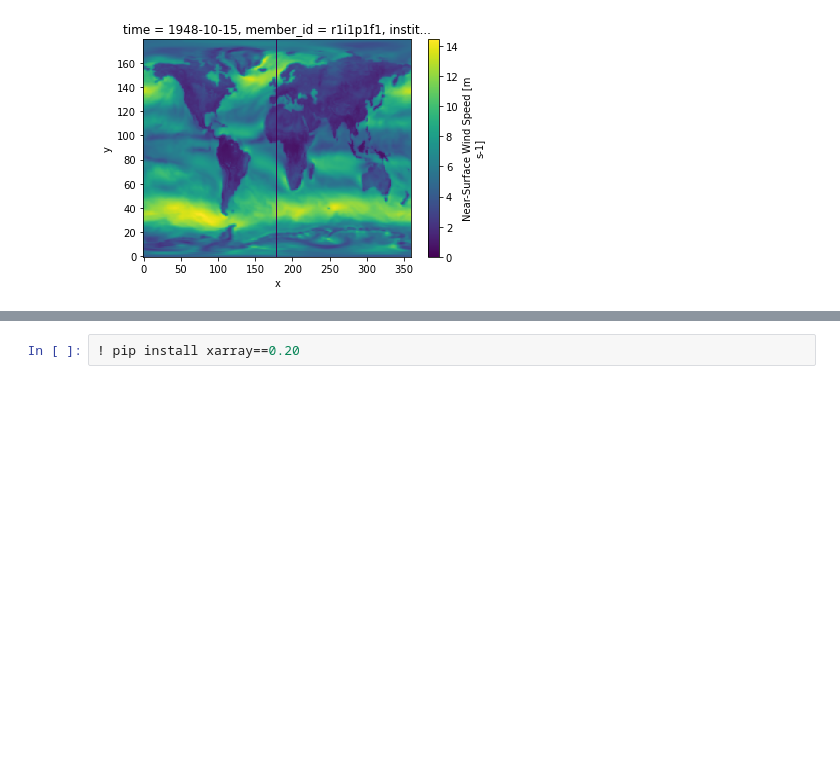
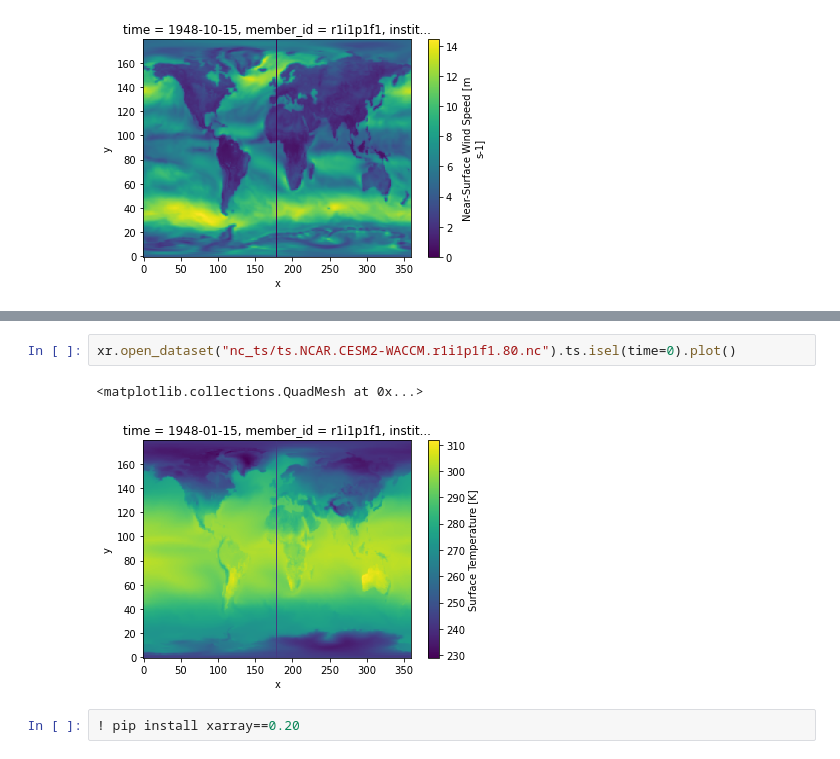
Before and after one commit to sdat2/seager19, a Jupyter notebook: pangeo.ipynb, the cells around one changed output, grey strips where cells are left out. Drawn from its saved outputs; the diff is of its cells as text; blank space fills up the shorter version.

```diff
--- a/pangeo.ipynb
+++ b/pangeo.ipynb
@@ -15,3 +20,8 @@ xr.open_dataset("nc/sfcWind.AS-RCEC.TaiESM1.r1i1p1f1.80.nc").sfcWind.isel(time=9
+# %%
+xr.open_dataset("nc_ts/ts.NCAR.CESM2-WACCM.r1i1p1f1.80.nc").ts.isel(time=0).plot()
+# %% [output]
+<matplotlib.collections.QuadMesh at 0x...>
+[figure, added]
 # %%
 ! pip install xarray==0.20
 # %% [output]
```
Also changed, not shown: parts of 2 cells of this notebook, 1 other file.
